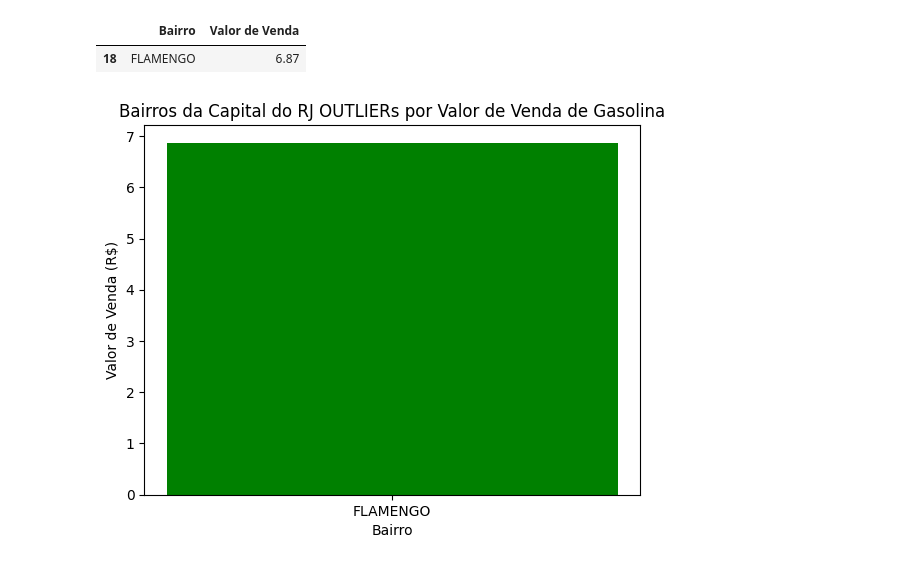
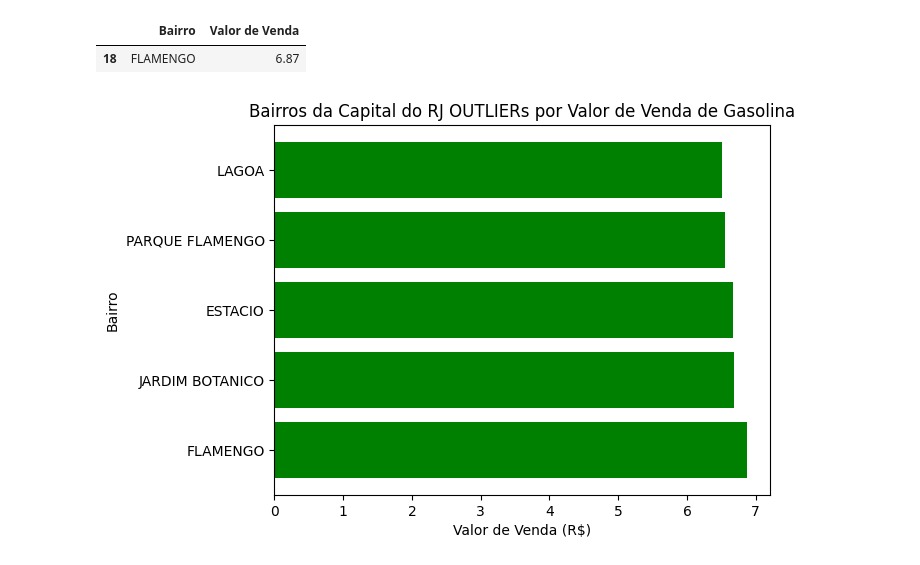
Before and after one commit to pjunior77/Repo_Senac_BigData, a Jupyter notebook: Aula15_AtivANP_AnPrecoPorBairroCapital.ipynb, the cells around one changed output. Saved outputs shown, nothing was run; the diff lists cells and outputs as text; code cells hidden in the pictures.

```diff
--- a/Aula15_AtivANP_AnPrecoPorBairroCapital.ipynb
+++ b/Aula15_AtivANP_AnPrecoPorBairroCapital.ipynb
@@ -118,12 +118,16 @@ bairrosOutliersLimSuperior.head(2)
 # RESPOSTA: A média representa melhor o comportamento dos valores de venda, pois a distância é de apenas -0,01%.
 #           Essa informação nos afirma que a média é pouco influenciada por valores OUTLIERS.
 # %%
+#Como só tem um OUTLIER, vou mostrar os cinco maiores como comparativo
+dfValorVendaPorBairroGrafico = dfValorVendaPorBairro.sort_values(by='Valor de Venda', ascending=False)
+dfValorVendaPorBairroGrafico = dfValorVendaPorBairroGrafico.head(5)
+
 #Gero o gráfico
-plt.bar(bairrosOutliersLimSuperior['Bairro'], bairrosOutliersLimSuperior['Valor de Venda'], color='green')
+plt.barh(dfValorVendaPorBairroGrafico['Bairro'], dfValorVendaPorBairroGrafico['Valor de Venda'], color='green')
 plt.title('Bairros da Capital do RJ OUTLIERs por Valor de Venda de Gasolina')
-plt.xlabel('Bairro')
-plt.ylabel('Valor de Venda (R$)')
+plt.xlabel('Valor de Venda (R$)')
+plt.ylabel('Bairro')
 plt.grid(False)
 plt.show()
 # %% [output]
-[figure, old version]
+[figure, new version]
```
